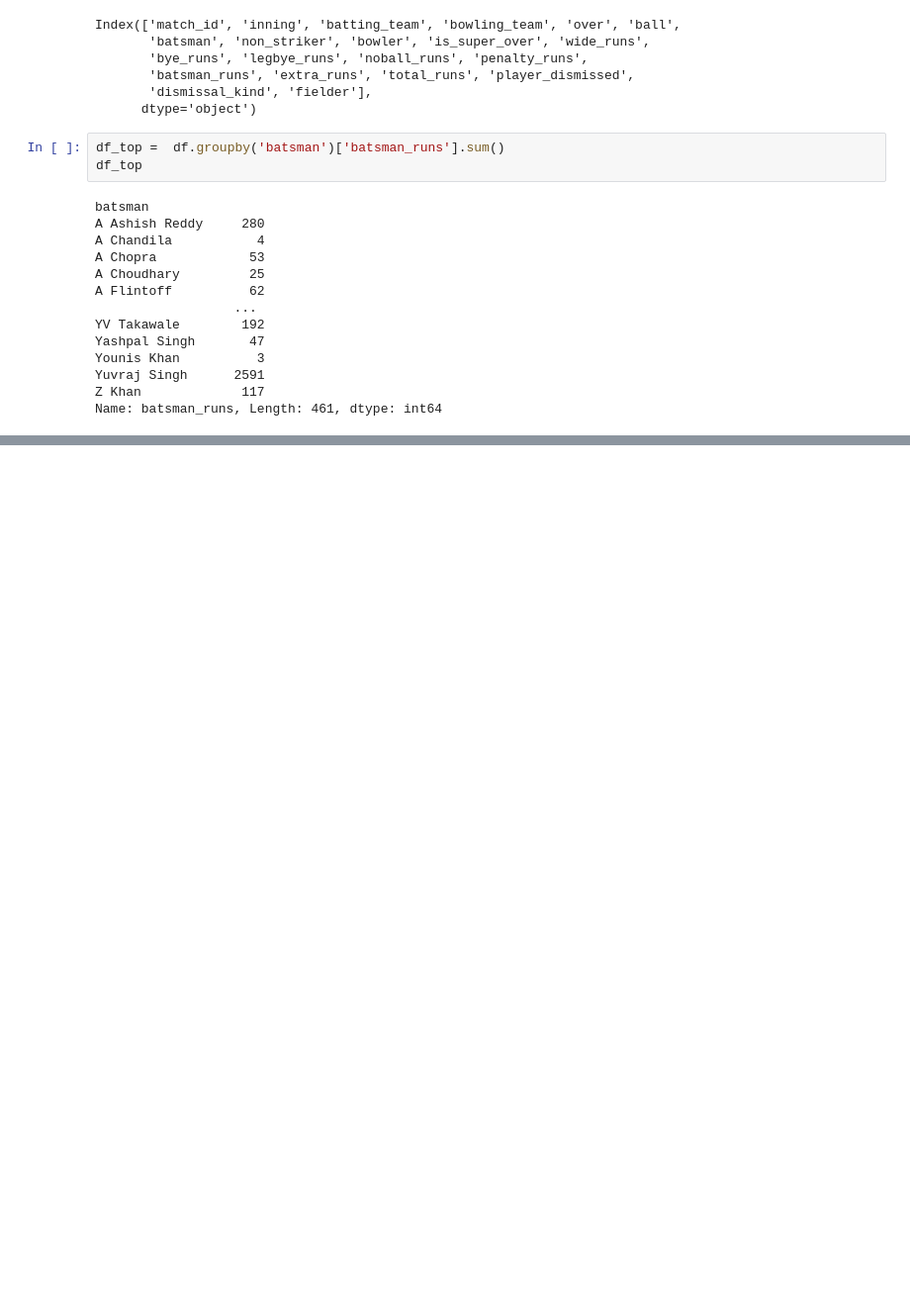
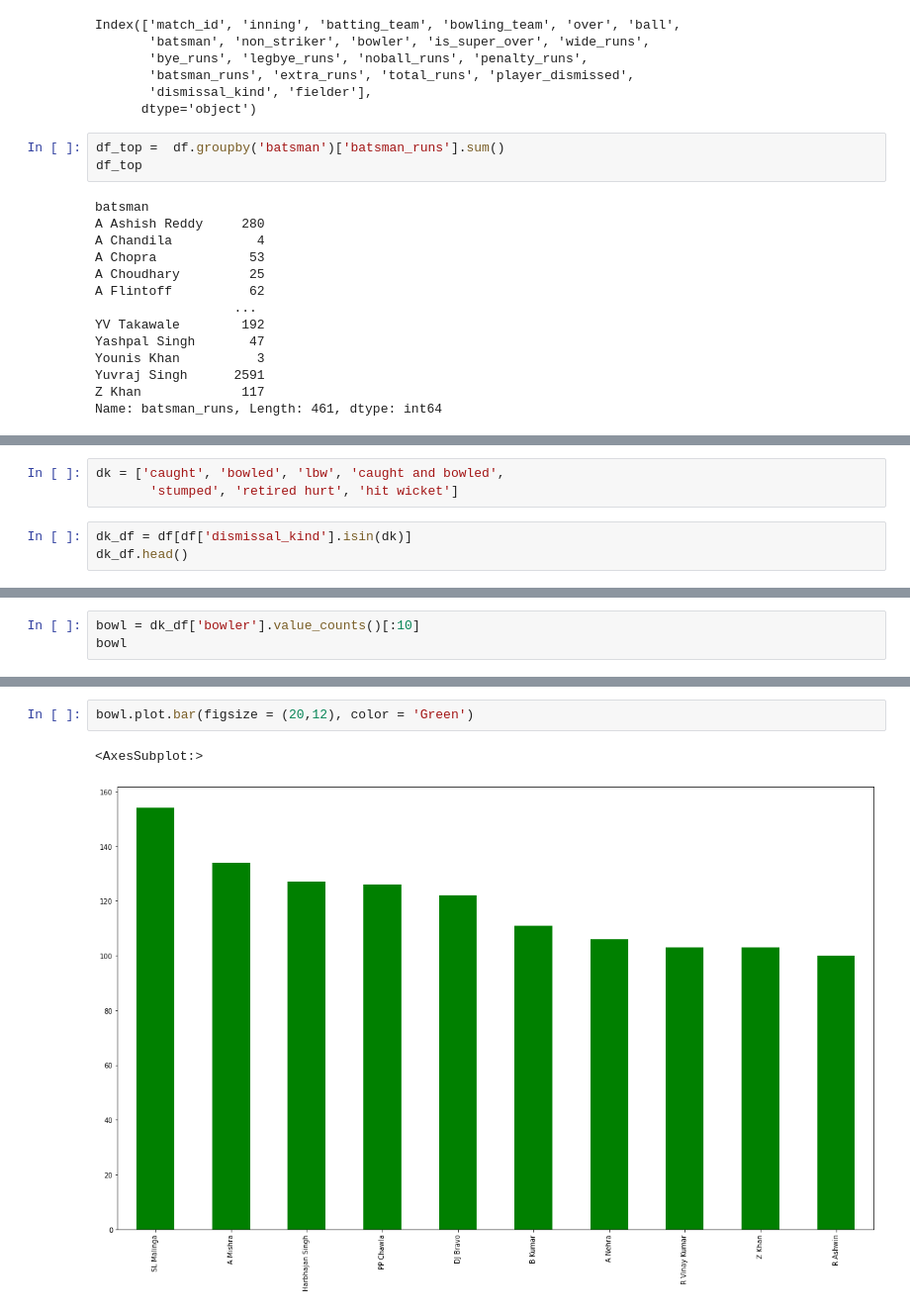
Before and after one commit to Omkar078/Indian-Premier-League-IPL-Data-Analysis, a Jupyter notebook: IPL data Analysis.ipynb, the cells around one changed output, grey strips where cells are left out. Shown at 99% size. Drawn from its saved outputs; the diff is of its cells as text; blank space fills up the shorter version.

```diff
--- a/IPL data Analysis.ipynb
+++ b/IPL data Analysis.ipynb
@@ -601,0 +613,6 @@ ind
+# %%
+dk = ['caught', 'bowled', 'lbw', 'caught and bowled',
+       'stumped', 'retired hurt', 'hit wicket']
+# %%
+dk_df = df[df['dismissal_kind'].isin(dk)]
+dk_df.head()
@@ -601,0 +627,3 @@ ind
+# %%
+bowl = dk_df['bowler'].value_counts()[:10]
+bowl
@@ -601,0 +642,5 @@ ind
+# %%
+bowl.plot.bar(figsize = (20,12), color = 'Green')
+# %% [output]
+<AxesSubplot:>
+[figure, added]
```
Also changed, not shown: parts of 23 cells of this notebook.
